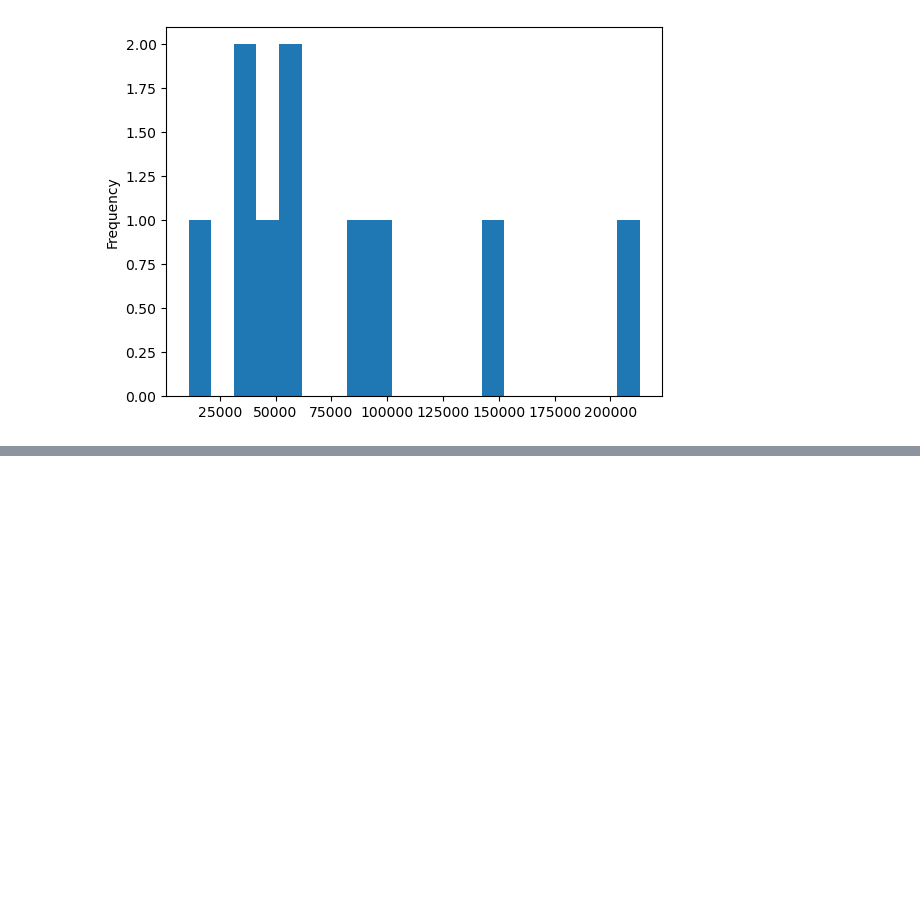
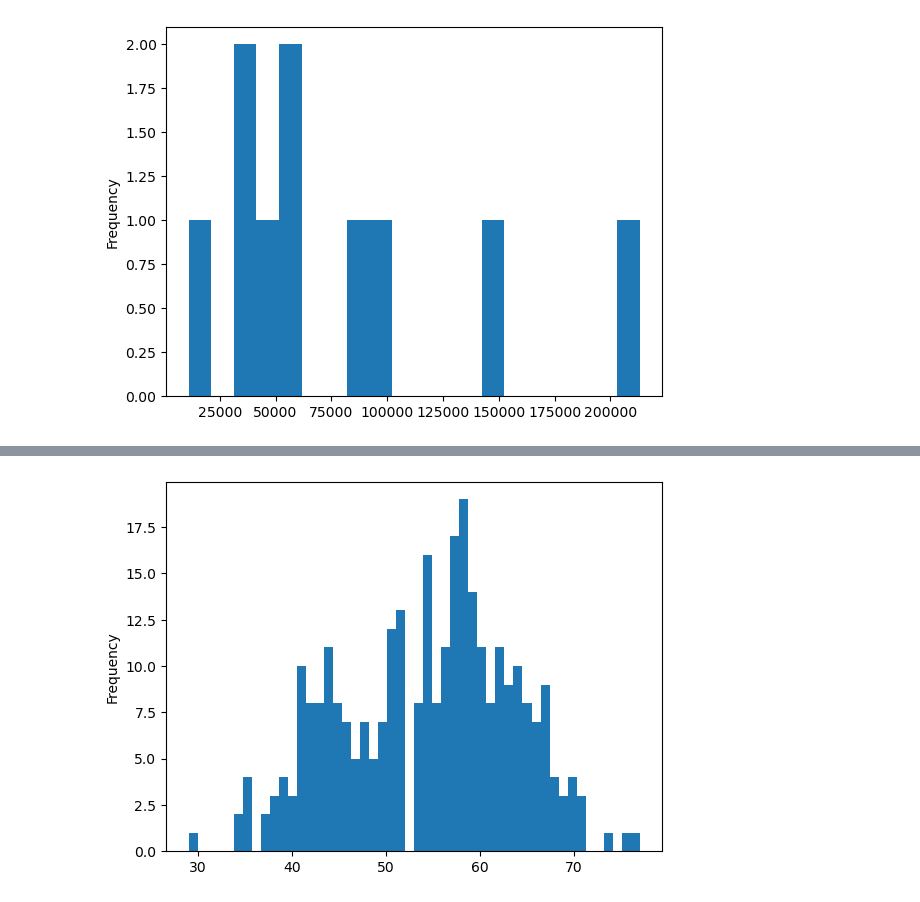
Before and after one commit to hamzazahidulislam/simple-ml, a Jupyter notebook: introduction-to-matplotlib.ipynb, the cells around one changed output, grey strips where cells are left out. Cells and saved outputs as stored; diff of their text form; code cells hidden in the pictures; blank space fills up the shorter version.

```diff
--- a/introduction-to-matplotlib.ipynb
+++ b/introduction-to-matplotlib.ipynb
@@ -445,3 +445,7 @@ car_sales["Odometer (KM)"].plot.hist(bins=20);
 plt.show()
 # %% [output]
 [figure]
+# %%
+# Let's try on another dataset
+heart_disease = pd.read_csv("heart-disease.csv")
+heart_disease.head()
@@ -447,0 +459,6 @@ plt.show()
+# %%
+# Craete a histogram of age
+heart_disease["age"].plot.hist(bins=50);
+plt.show()
+# %% [output]
+[figure, added]
```
Also changed, not shown: parts of 6 cells of this notebook.
